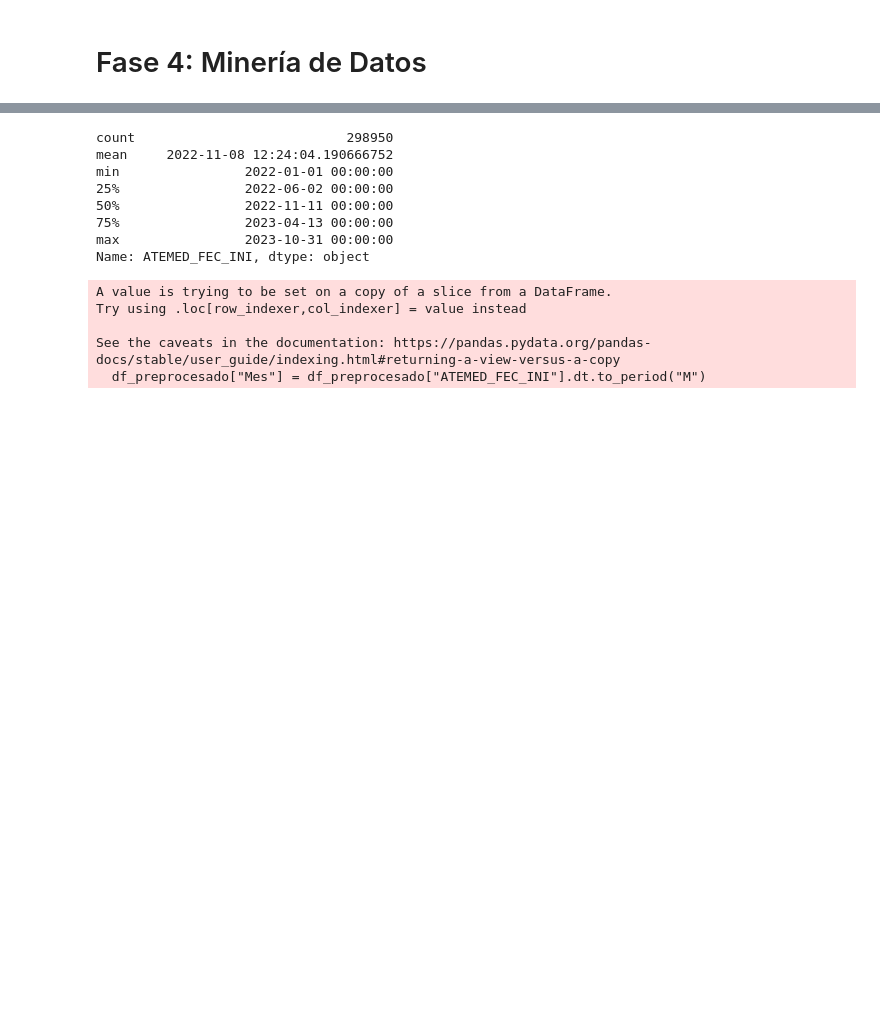
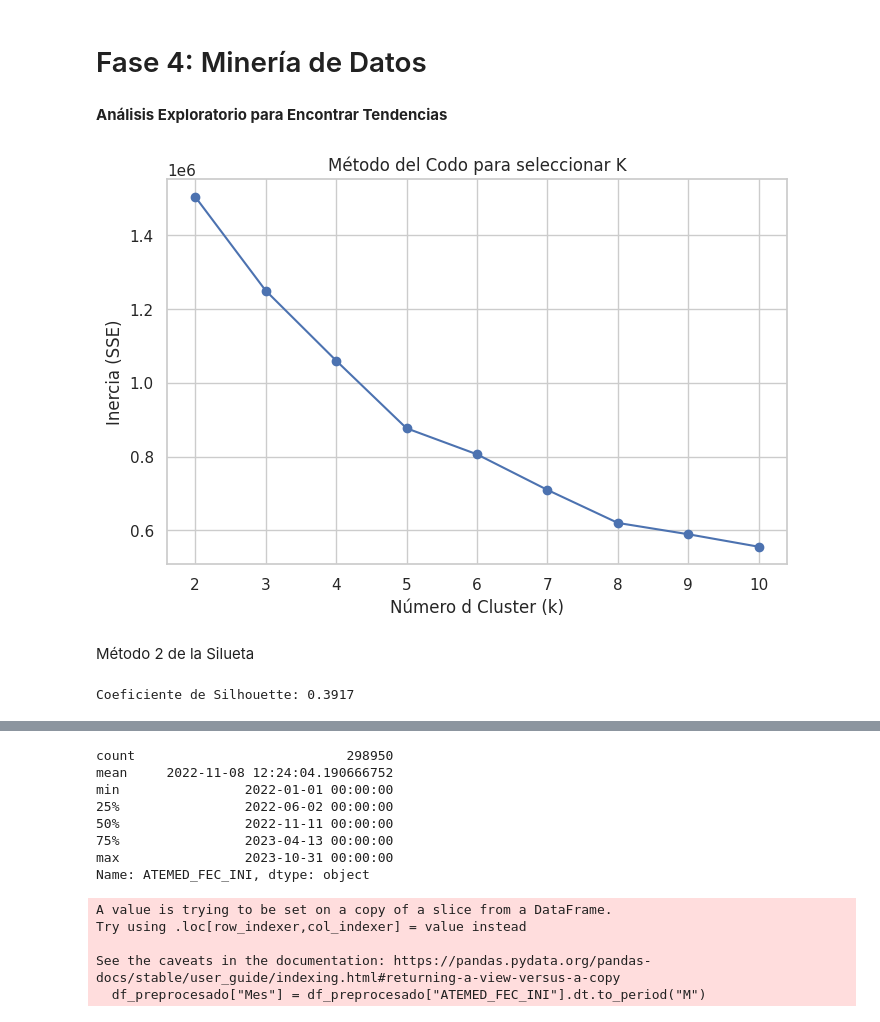
Before and after one commit to jeanclopez/machine-learnig-bigdata-grupo2, a Jupyter notebook: Proyecto_Final_Machine_Learning_Grupo_2.ipynb, the cells around one changed output, grey strips where cells are left out. Drawn from its saved outputs; the diff is of its cells as text; code cells hidden in the pictures; blank space fills up the shorter version.

```diff
--- a/Proyecto_Final_Machine_Learning_Grupo_2.ipynb
+++ b/Proyecto_Final_Machine_Learning_Grupo_2.ipynb
@@ -671,0 +678,14 @@ Características eliminadas por alta correlación: ['PCTE_PESO_ESC', 'PCTE_TALLA
+# %%
+from sklearn.decomposition import PCA
+
+# Se aplica PCA para conservar el 95% de la varianza
+pca = PCA(n_components=0.95)
+pca_transformed = pca.fit_transform(df_reducido)
+
+print("Número de componentes seleccionados para conservar el 95% de la varianza:", pca.n_components_)
+
+# Crear un DataFrame con los componentes principales
+df_pca = pd.DataFrame(data=pca_transformed,
+                      columns=[f"PC{i+1}" for i in range(pca.n_components_)])
+print("Vista previa del DataFrame con componentes principales:")
+print(df_pca.head())
@@ -672,2 +707,4 @@ Características eliminadas por alta correlación: ['PCTE_PESO_ESC', 'PCTE_TALLA
 # %% [markdown]
 # Fase 4: Minería de Datos
+# %% [markdown]
+**Análisis Exploratorio para Encontrar Tendencias**
@@ -673,0 +714,23 @@ Características eliminadas por alta correlación: ['PCTE_PESO_ESC', 'PCTE_TALLA
+# %%
+#Supongamos que pca_result es un arreglo de shape (n_samples, 2) o (n_samples, n_components)
+inertial_values = []
+
+#Valores de K (número de clusters)
+k_values = range(2,11) #Se evaluaran k números de clusters entre 2 y 10
+
+for k in k_values:
+  kmeans = KMeans(n_clusters=k, random_state=42)
+  kmeans.fit(df_pca)
+  inertial_values.append(kmeans.inertia_)
+
+#Gráfica de la inercia versus número de clusters
+plt.figure(figsize=(8,5))
+plt.plot(k_values, inertial_values, 'bo-')
+plt.xlabel("Número d Cluster (k)")
+plt.ylabel("Inercia (SSE)")
+plt.title("Método del Codo para seleccionar K")
+plt.show()
+# %% [output]
+[figure, added]
+# %% [markdown]
+Método 2 de la Silueta
@@ -673,0 +744,19 @@ Características eliminadas por alta correlación: ['PCTE_PESO_ESC', 'PCTE_TALLA
+# %%
+range_n_clusters = 2 #define el número de clusters que se quiere probar
+
+#Se define el modelo K-Means con N clusters
+#random_state asegura que los resultados sean reproducibles
+#n_init=10, ejecuta el algoritmo 10 veces con diferentes inicializaciones y elige la mejor solución
+kmeans = KMeans(n_clusters=range_n_clusters, random_state=42, n_init=10)
+#Ajusta el modelo a los datos (df_pca)
+#Predice a qué cluster pertenece cada punto
+labels = kmeans.fit_predict(df_pca) #almacenará el número de cluster asignado a cada punto.
+
+#Calcular el coeficiente de Silhouette
+silhouette_avg = silhouette_score(df_pca, labels)
+print(f"Coeficiente de Silhouette: {silhouette_avg:.4f}")
+#Valores cercanos a 1 → Buena separación entre clusters.
+#Valores cercanos a 0 → Los puntos están en el límite de varios clusters.
+#Valores negativos → Algunos puntos podrían estar mal clasificados.
+# %% [output]
+Coeficiente de Silhouette: 0.3917
```
Also changed, not shown: parts of 15 cells of this notebook.
